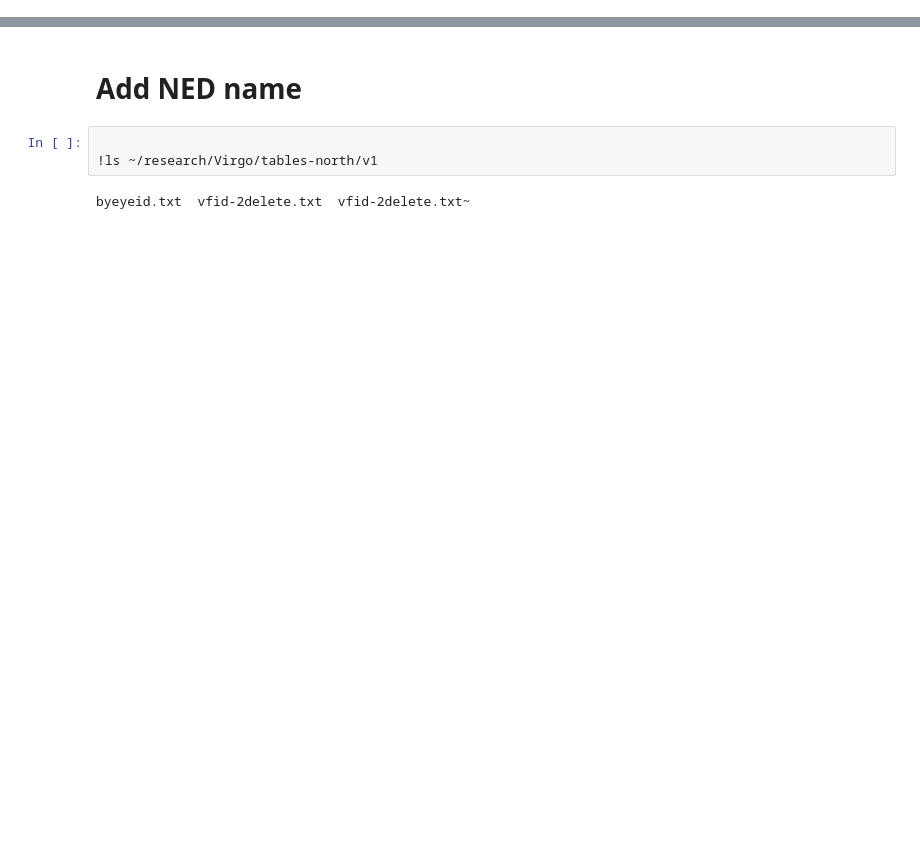
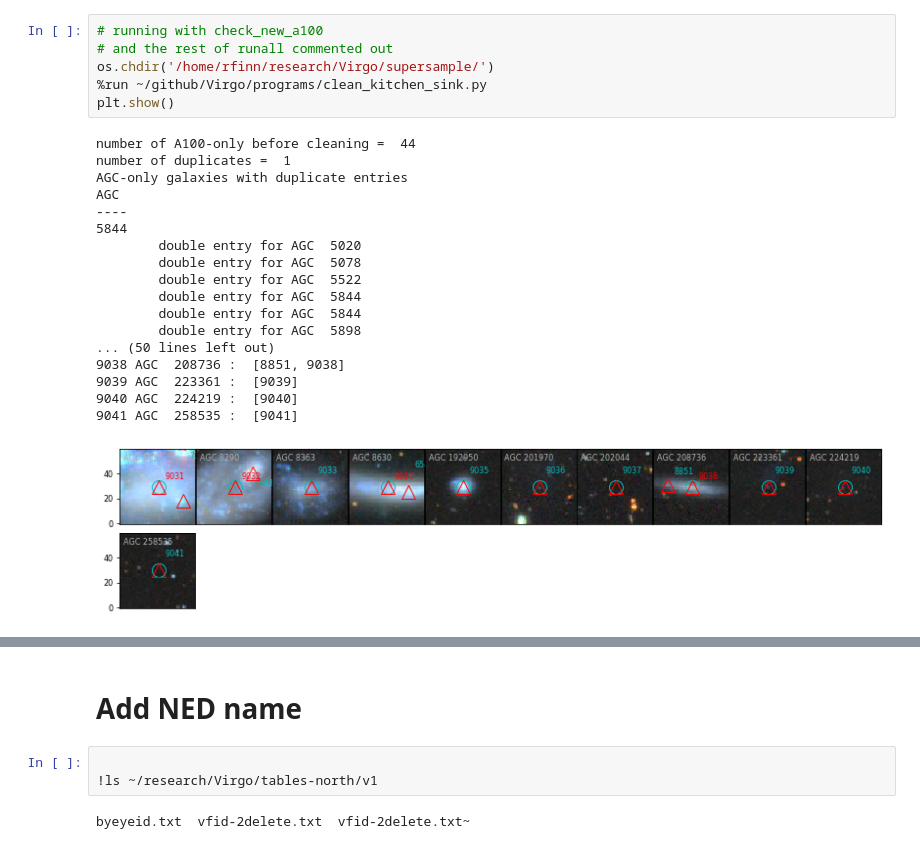
Before and after one commit to rfinn/Virgo, a Jupyter notebook: notebooks/making_tables_v1.ipynb, the cells around one changed output, grey strips where cells are left out. Cells and saved outputs as stored; diff of their text form; blank space fills up the shorter version.

```diff
--- a/notebooks/making_tables_v1.ipynb
+++ b/notebooks/making_tables_v1.ipynb
@@ -91,0 +139,25 @@ vfdict['VFID6842']
+# %%
+# running with check_new_a100
+# and the rest of runall commented out
+os.chdir('/home/rfinn/research/Virgo/supersample/')
+%run ~/github/Virgo/programs/clean_kitchen_sink.py
+plt.show()
+# %% [output]
+number of A100-only before cleaning =  44
+number of duplicates =  1
+AGC-only galaxies with duplicate entries
+AGC
+----
+5844
+        double entry for AGC  5020
+        double entry for AGC  5078
+        double entry for AGC  5522
+        double entry for AGC  5844
+        double entry for AGC  5844
+        double entry for AGC  5898
+... (50 lines left out)
+9038 AGC  208736 :  [8851, 9038]
+9039 AGC  223361 :  [9039]
+9040 AGC  224219 :  [9040]
+9041 AGC  258535 :  [9041]
+[figure, added]
```
Also changed, not shown: parts of 37 cells of this notebook, 4 other files.
